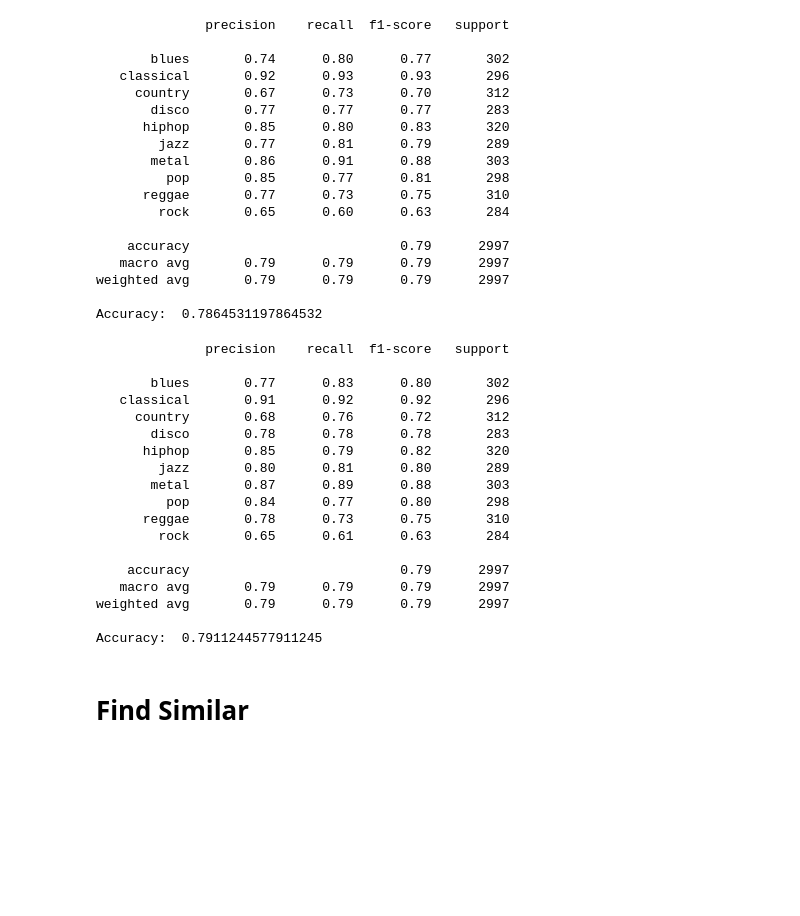
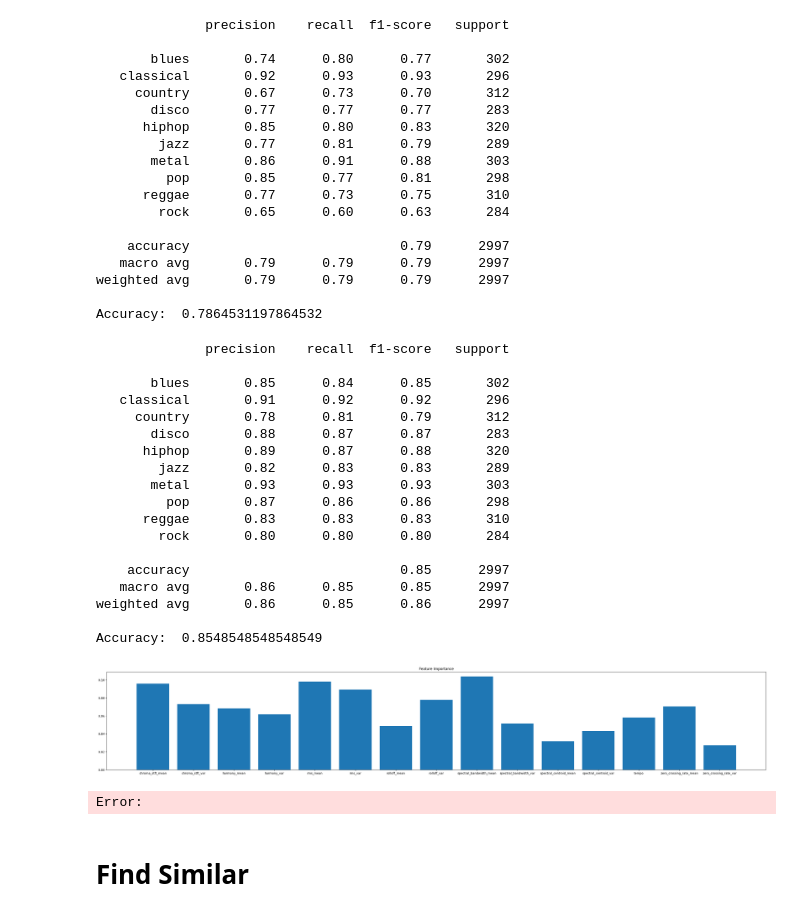
Before and after one commit to OlaAni/Final_Year_Project, a Jupyter notebook: Initial/extract.ipynb, the cells around one changed output. Cells and saved outputs as stored; diff of their text form; code cells hidden in the pictures; blank space fills up the shorter version.

```diff
--- a/Initial/extract.ipynb
+++ b/Initial/extract.ipynb
@@ -97,6 +97,14 @@ target_name = ['blues', 'classical', 'country', 'disco', 'hiphop' ,'jazz' ,'meta
 ['blues' 'classical' 'country' 'disco' 'hiphop' 'jazz' 'metal' 'pop'
  'reggae' 'rock']
 6993 2997 6993 2997
+# %%
+from sklearn.neighbors import LocalOutlierFactor;
+
+lof = LocalOutlierFactor(contamination=0.5)
+outlier_scores = lof.fit_predict(X)
+
+mask = (outlier_scores!=-1)
+Xfiltered, yfiltered = X[mask], y[mask]
 # %%
 xgb = xgboost.XGBClassifier()
 xgb.fit(X_train, y_train)
@@ -174,8 +181,8 @@ Accuracy:  0.7864531197864532
 # %%
 
 
-xgb = xgboost.XGBClassifier(n_estimators=1000,enable_catergorical=True,learning_rate=0.05)
-xgb.fit(X_train, y_train)
+xgb = xgboost.XGBClassifier(n_estimators=1000,learning_rate=0.5)
+xgb.fit(Xfiltered, yfiltered)
 
 ## make predictions on the test portion (predict the labels of the rows from the test portion of X)
 predictionsXgb = xgb.predict(X_test)
@@ -187,37 +194,49 @@ print(classification_report(y_test, predictionsXgb, target_names=target_name))
 # cm = confusion_matrix(y_test, predictions)
 # print(cm)
 
+
 print("Accuracy: " ,metrics.accuracy_score(y_test, predictionsXgb))
 
 cols_when_model_builds = xgb.feature_names_in_
 # %% [output]
               precision    recall  f1-score   support
 
-       blues       0.77      0.83      0.80       302
+       blues       0.85      0.84      0.85       302
    classical       0.91      0.92      0.92       296
-     country       0.68      0.76      0.72       312
-       disco       0.78      0.78      0.78       283
-      hiphop       0.85      0.79      0.82       320
-        jazz       0.80      0.81      0.80       289
-       metal       0.87      0.89      0.88       303
-         pop       0.84      0.77      0.80       298
-      reggae       0.78      0.73      0.75       310
-        rock       0.65      0.61      0.63       284
+     country       0.78      0.81      0.79       312
+       disco       0.88      0.87      0.87       283
+      hiphop       0.89      0.87      0.88       320
+        jazz       0.82      0.83      0.83       289
+       metal       0.93      0.93      0.93       303
+         pop       0.87      0.86      0.86       298
+      reggae       0.83      0.83      0.83       310
+        rock       0.80      0.80      0.80       284
 
-    accuracy                           0.79      2997
-   macro avg       0.79      0.79      0.79      2997
-weighted avg       0.79      0.79      0.79      2997
+    accuracy                           0.85      2997
+   macro avg       0.86      0.85      0.85      2997
+weighted avg       0.86      0.85      0.86      2997
 
-Accuracy:  0.7911244577911245
+Accuracy:  0.8548548548548549
 # %%
 feature_importances = xgb.feature_importances_
 
-# Create a DataFrame to display feature importances
-feature_importance_df = pd.DataFrame({'Feature': X_train.columns, 'Importance': feature_importances})
-feature_importance_df = feature_importance_df.sort_values(by='Importance', ascending=False)
 
-print("\nFeature Importances:")
-print(feature_importance_df)
+# feature_importance_df = pd.DataFrame({'Feature': X_train.columns, 'Importance': feature_importances})
+# feature_importance_df = feature_importance_df.sort_values(by='Importance', ascending=False)
+
+# print("\nFeature Importances:")
+# print(feature_importance_df)
+
+feature_importances = xgb.feature_importances_
+names = df.columns.difference(['label']).tolist()
+
+plt.figure(figsize=(40, 6))
+plt.bar(range(len(feature_importances)), feature_importances, tick_label=names,)
+plt.title("Feature Importance")
+plt.show()
+# %% [output]
+[figure, added]
+Error:
 # %%
 from sklearn.ensemble import RandomForestClassifier
 
```
Also changed, not shown: parts of 6 cells of this notebook, 17 other files.
